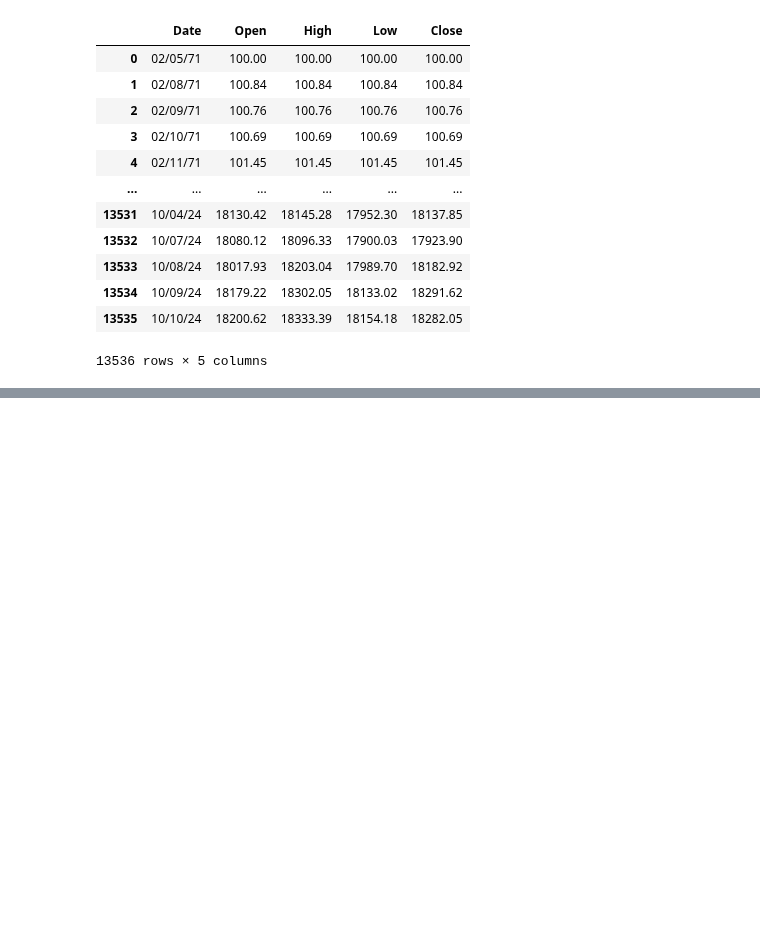
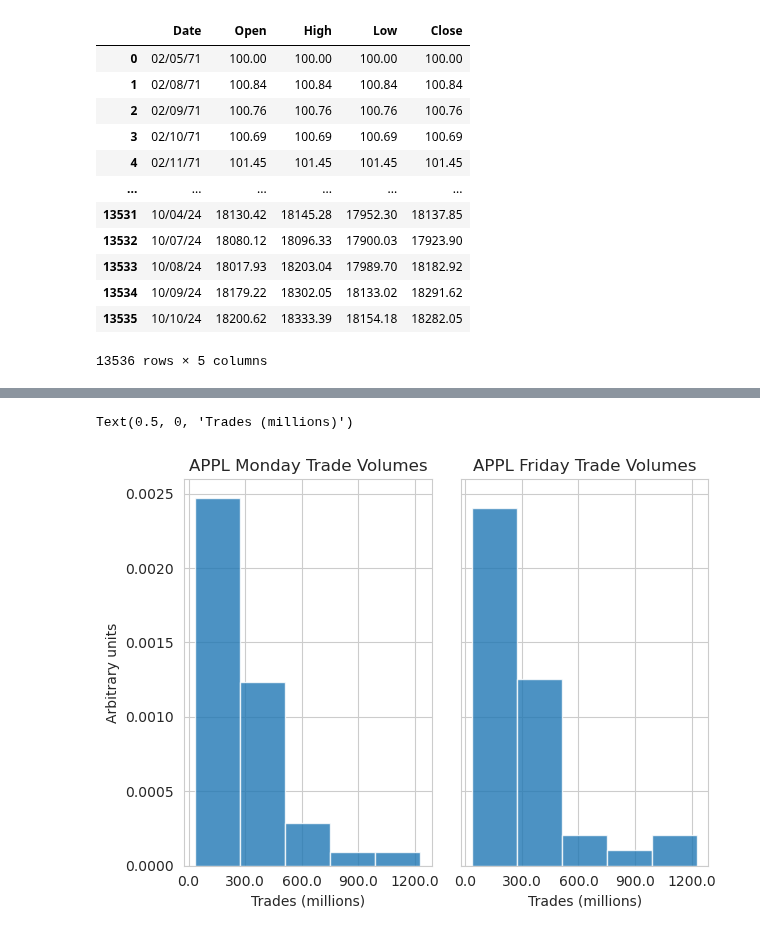
Before and after one commit to ghuckabe/DSTMarketAnalysis, a Jupyter notebook: data_exploration.ipynb, the cells around one changed output, grey strips where cells are left out. Saved outputs shown, nothing was run; the diff lists cells and outputs as text; code cells hidden in the pictures; blank space fills up the shorter version.

Commit message:
Some exploartion of WSJ and Appl datasets

```diff
--- a/data_exploration.ipynb
+++ b/data_exploration.ipynb
@@ -96,0 +144,5 @@ print(price[price.Date.isin(dst_mon_spring)])
+# %%
+apple_csv_path = apple_path + '/AAPL(80-24) Final.csv'
+print(apple_csv_path)
+apple_df = pd.read_csv(apple_csv_path)
+apple_df.head(10)
@@ -96,0 +162,30 @@ print(price[price.Date.isin(dst_mon_spring)])
+# %%
+apple_df['Date']=pd.to_datetime(apple_df['Date'])
+# %%
+apple_mon_spring = apple_df[apple_df['Date'].isin(dst_mon_spring)]
+apple_fri_spring = apple_df[apple_df['Date'].isin(dst_fri_spring)]
+# %%
+apple_mon_spring.loc[:,'Vol.'] = apple_mon_spring['Vol.'].apply(lambda x: x.replace('M','')).apply(lambda x: x.replace('B','e+03')).apply(float)
+apple_fri_spring.loc[:,'Vol.'] = apple_fri_spring['Vol.'].apply(lambda x: x.replace('M','')).apply(lambda x: x.replace('B','e+03')).apply(float)
+# %%
+#plt.hist(apple_fri_spring['Vol.'], bins=5)
+vol_min = np.min(np.concatenate([apple_mon_spring['Vol.'],apple_fri_spring['Vol.']]))
+vol_max = np.max(np.concatenate([apple_mon_spring['Vol.'],apple_fri_spring['Vol.']]))
+
+fig, axs = plt.subplots(1, 2, sharey=True, tight_layout=True)
+axs[0].hist(apple_mon_spring['Vol.'], bins=5, range=[vol_min,vol_max], alpha=0.8, density=True)
+axs[1].hist(apple_fri_spring['Vol.'], bins=5, range=[vol_min,vol_max], alpha=0.8, density=True)
+
+axs[0].set_title('APPL Monday Trade Volumes')
+axs[0].xaxis.set_major_formatter(FormatStrFormatter('%.1f'))
+axs[0].xaxis.set_major_locator(plt.MaxNLocator(5))
+axs[0].set_xlabel('Trades (millions)')
+axs[0].set_ylabel('Arbitrary units')
+
+axs[1].set_title('APPL Friday Trade Volumes')
+axs[1].xaxis.set_major_formatter(FormatStrFormatter('%.1f'))
+axs[1].xaxis.set_major_locator(plt.MaxNLocator(5))
+axs[1].set_xlabel('Trades (millions)')
+# %% [output]
+Text(0.5, 0, 'Trades (millions)')
+[figure, added]
```
Also changed, not shown: parts of 6 cells of this notebook.
